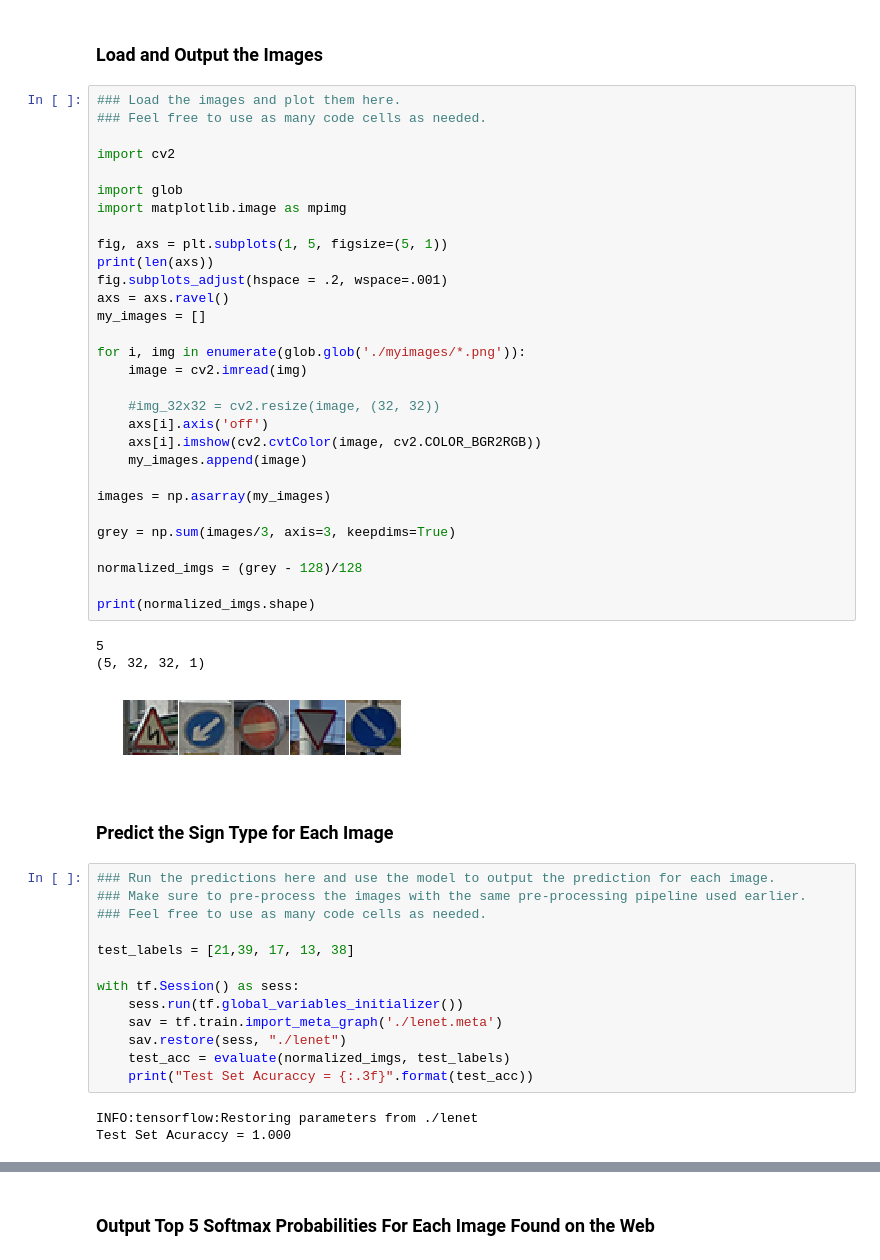
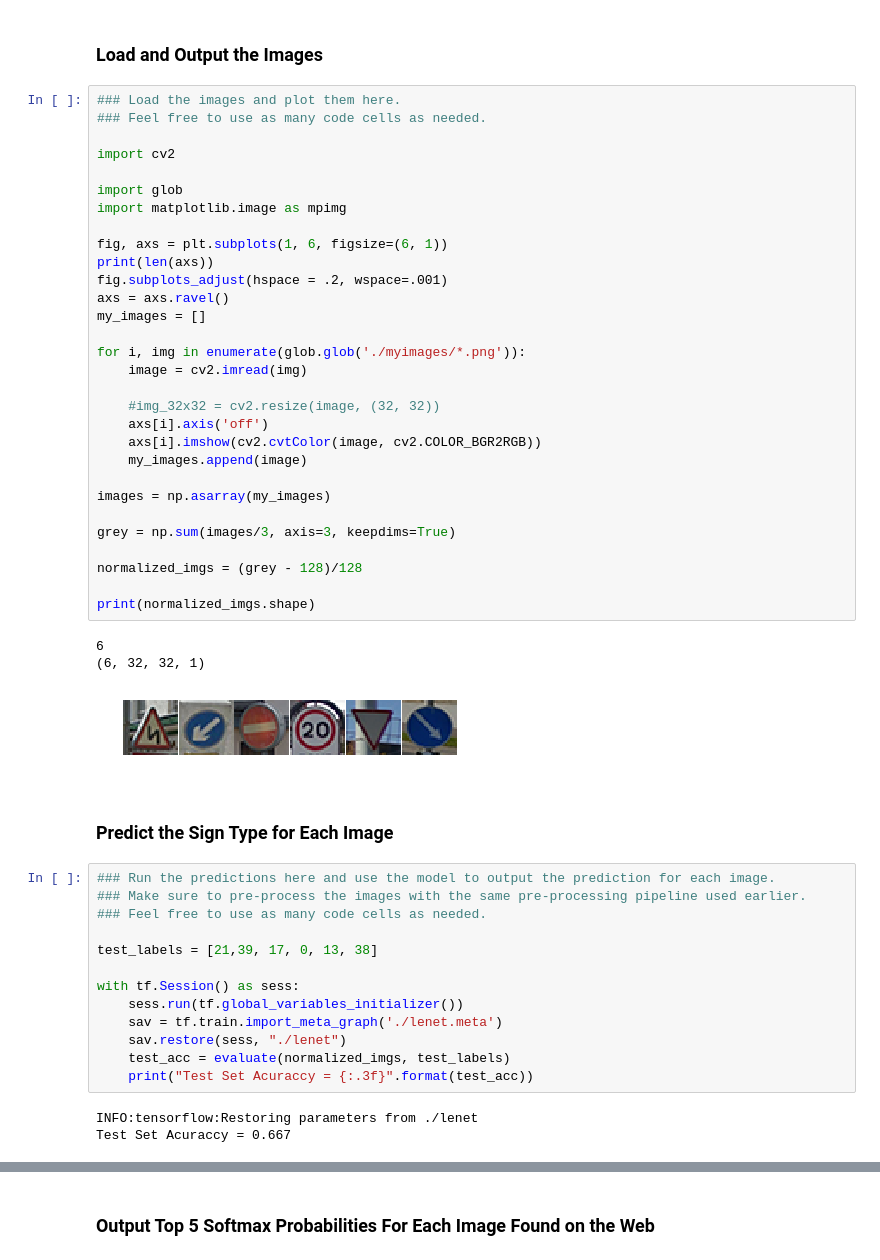
Before and after one commit to psakamoori/ucity_nd_sdc_2018, a Jupyter notebook: CarND-Traffic-Sign-Classifier-Project/Traffic_Sign_Classifier.ipynb, the cells around one changed output, grey strips where cells are left out. Cells and saved outputs as stored; diff of their text form.

```diff
--- a/CarND-Traffic-Sign-Classifier-Project/Traffic_Sign_Classifier.ipynb
+++ b/CarND-Traffic-Sign-Classifier-Project/Traffic_Sign_Classifier.ipynb
@@ -457,37 +457,37 @@ You may find `signnames.csv` useful as it contains mappings from the class id (i
 # %%
 ### Load the images and plot them here.
 ### Feel free to use as many code cells as needed.
 
 import cv2
 
 import glob
 import matplotlib.image as mpimg
 
-fig, axs = plt.subplots(1, 5, figsize=(5, 1))
+fig, axs = plt.subplots(1, 6, figsize=(6, 1))
 print(len(axs))
 fig.subplots_adjust(hspace = .2, wspace=.001)
 axs = axs.ravel()
 my_images = []
 
 for i, img in enumerate(glob.glob('./myimages/*.png')):
     image = cv2.imread(img)
 
     #img_32x32 = cv2.resize(image, (32, 32))
     axs[i].axis('off')
     axs[i].imshow(cv2.cvtColor(image, cv2.COLOR_BGR2RGB))
     my_images.append(image)
 
 images = np.asarray(my_images)
 
 grey = np.sum(images/3, axis=3, keepdims=True)
 
 normalized_imgs = (grey - 128)/128
 
 print(normalized_imgs.shape)
 # %% [output]
-5
-(5, 32, 32, 1)
+6
+(6, 32, 32, 1)
-[figure, old version]
+[figure, new version]
 # %% [markdown]
 ### Predict the Sign Type for Each Image
 # %%
@@ -495,7 +495,7 @@ print(normalized_imgs.shape)
 ### Make sure to pre-process the images with the same pre-processing pipeline used earlier.
 ### Feel free to use as many code cells as needed.
 
-test_labels = [21,39, 17, 13, 38]
+test_labels = [21,39, 17, 0, 13, 38]
 
 with tf.Session() as sess:
     sess.run(tf.global_variables_initializer())
@@ -505,4 +505,4 @@ with tf.Session() as sess:
     print("Test Set Acuraccy = {:.3f}".format(test_acc))
 # %% [output]
 INFO:tensorflow:Restoring parameters from ./lenet
-Test Set Acuraccy = 1.000
+Test Set Acuraccy = 0.667
```
Also changed, not shown: parts of 4 cells of this notebook, 1 other file.
